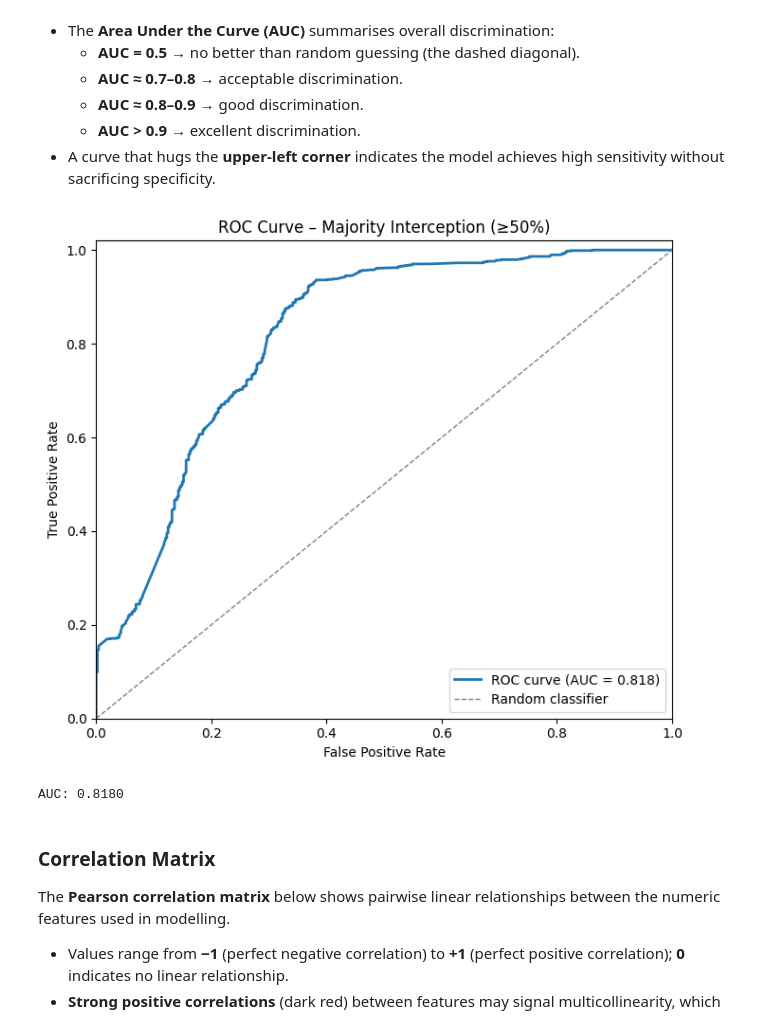
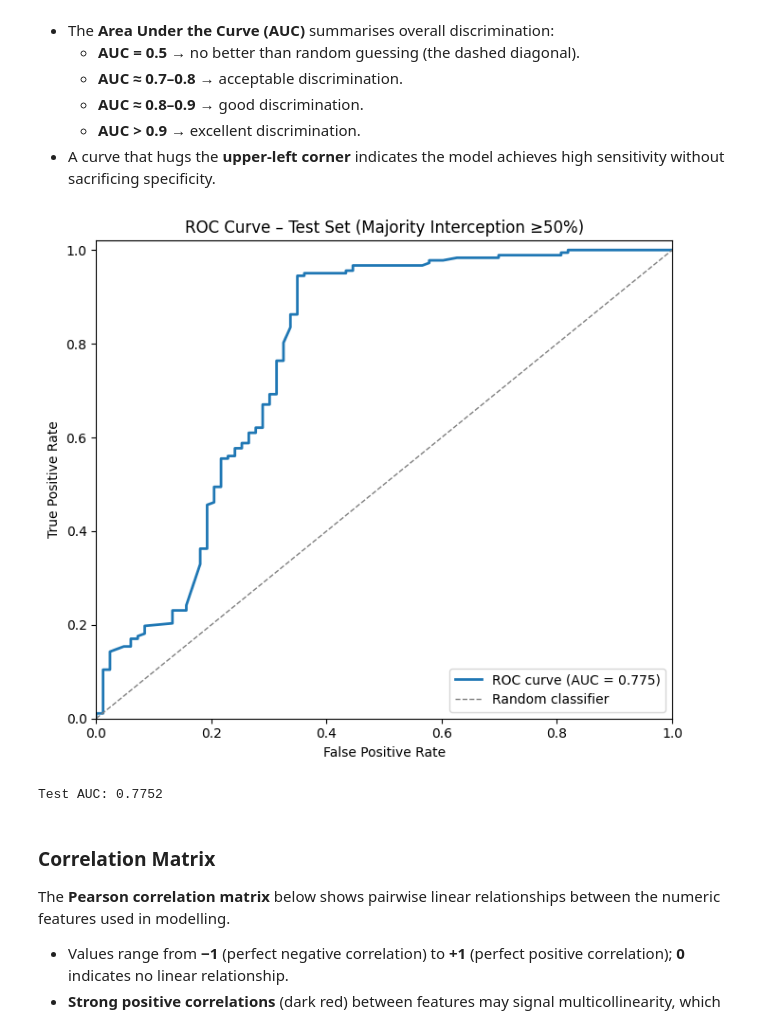
Before and after one commit to ajsween/aii-600-midterm, a Jupyter notebook: aii-600-midterm-ukraine-attack-analysis.ipynb, the cells around one changed output. Saved outputs shown, nothing was run; the diff lists cells and outputs as text; code cells hidden in the pictures.

```diff
--- a/aii-600-midterm-ukraine-attack-analysis.ipynb
+++ b/aii-600-midterm-ukraine-attack-analysis.ipynb
@@ -722,8 +731,8 @@ Deviance: 13896.35
 # Step 7 – Model comparison & evaluation
 # -------------------------------------------------------------------
 
-# AIC comparison
-print('Model Comparison (lower AIC is better):')
+# AIC comparison (computed on training data)
+print('Model Comparison – AIC on training data (lower is better):')
 print(f'  Model 1 (D/N + Cloud):               AIC = {model1.aic:>10.2f}')
 print(f'  Model 2 (Category + D/N + Cloud):     AIC = {model2.aic:>10.2f}')
 print(f'  Model 3 (Model + Cat + D/N + Cloud):  AIC = {model3.aic:>10.2f}')
@@ -742,4 +751,13 @@ ci.columns = ['OR_lower_95', 'OR_upper_95']
 odds_df = pd.DataFrame({'OddsRatio': odds}).join(ci)
 odds_df['p_value'] = best_model[0].pvalues
 print(odds_df.sort_values('p_value'))
+
+# Generate predictions on both train and test sets
+train_df = train_df.copy()
+test_df = test_df.copy()
+train_df['predicted_prob'] = best_model[0].predict(train_df)
+test_df['predicted_prob']  = best_model[0].predict(test_df)
+
+# Also add predictions to the full dataset for correlation matrix
+glm_df['predicted_prob'] = best_model[0].predict(glm_df)
 # %% [output]
@@ -815,25 +831,29 @@ plt.show()
 # %%
+
 # -------------------------------------------------------------------
-# Confusion matrix (binary: >50% intercepted vs ≤50%)
+# Confusion matrix on TEST SET (binary: ≥50% intercepted vs <50%)
 # -------------------------------------------------------------------
 from sklearn.metrics import classification_report, confusion_matrix, ConfusionMatrixDisplay
 
-glm_df['pred_majority_intercepted'] = (glm_df['predicted_prob'] >= 0.5).astype(int)
-glm_df['obs_majority_intercepted']  = (glm_df['observed_rate']  >= 0.5).astype(int)
+test_df['pred_majority_intercepted'] = (test_df['predicted_prob'] >= 0.5).astype(int)
+test_df['obs_majority_intercepted']  = (test_df['observed_rate']  >= 0.5).astype(int)
 
-cm = confusion_matrix(glm_df['obs_majority_intercepted'], glm_df['pred_majority_intercepted'])
-print('Confusion Matrix (Majority Intercepted: ≥50%):')
+cm = confusion_matrix(test_df['obs_majority_intercepted'], test_df['pred_majority_intercepted'])
+print('Confusion Matrix on TEST SET (Majority Intercepted: ≥50%):')
 print(cm)
-print('\nClassification Report:')
+print('\nClassification Report (Test Set):')
 print(classification_report(
-    glm_df['obs_majority_intercepted'],
-    glm_df['pred_majority_intercepted'],
+    test_df['obs_majority_intercepted'],
+    test_df['pred_majority_intercepted'],
     target_names=['<50% intercepted', '≥50% intercepted']
 ))
 
+test_acc = (cm[0,0] + cm[1,1]) / cm.sum()
+print(f'Test Accuracy: {test_acc:.4f}')
+
 fig, ax = plt.subplots(figsize=(6, 5))
 ConfusionMatrixDisplay(cm, display_labels=['<50%', '≥50%']).plot(ax=ax, cmap='Blues')
-ax.set_title('Confusion Matrix – Majority Interception Prediction')
+ax.set_title('Confusion Matrix – Test Set')
 plt.tight_layout()
 plt.show()
 # %% [output]
@@ -867,32 +889,32 @@ The **Receiver Operating Characteristic (ROC) curve** evaluates the best model's
 # %%
 
 # -------------------------------------------------------------------
-# ROC Curve
+# ROC Curve – TEST SET
 # -------------------------------------------------------------------
 from sklearn.metrics import roc_curve, roc_auc_score
 
-y_true = glm_df['obs_majority_intercepted']
-y_prob = glm_df['predicted_prob']
+y_true = test_df['obs_majority_intercepted']
+y_prob = test_df['predicted_prob']
 
 fpr, tpr, thresholds = roc_curve(y_true, y_prob)
 auc_score = roc_auc_score(y_true, y_prob)
 
 fig, ax = plt.subplots(figsize=(7, 6))
 ax.plot(fpr, tpr, color='#1f77b4', lw=2, label=f'ROC curve (AUC = {auc_score:.3f})')
 ax.plot([0, 1], [0, 1], color='grey', lw=1, linestyle='--', label='Random classifier')
 ax.set_xlabel('False Positive Rate')
 ax.set_ylabel('True Positive Rate')
-ax.set_title('ROC Curve – Majority Interception (≥50%)')
+ax.set_title('ROC Curve – Test Set (Majority Interception ≥50%)')
 ax.legend(loc='lower right')
 ax.set_xlim([0, 1])
 ax.set_ylim([0, 1.02])
 plt.tight_layout()
 plt.show()
 
-print(f'AUC: {auc_score:.4f}')
+print(f'Test AUC: {auc_score:.4f}')
 # %% [output]
-[figure, old version]
+[figure, new version]
-AUC: 0.8180
+Test AUC: 0.7752
 # %% [markdown]
 
 ### Correlation Matrix
```
Also changed, not shown: parts of 9 cells of this notebook, 1 other file.
